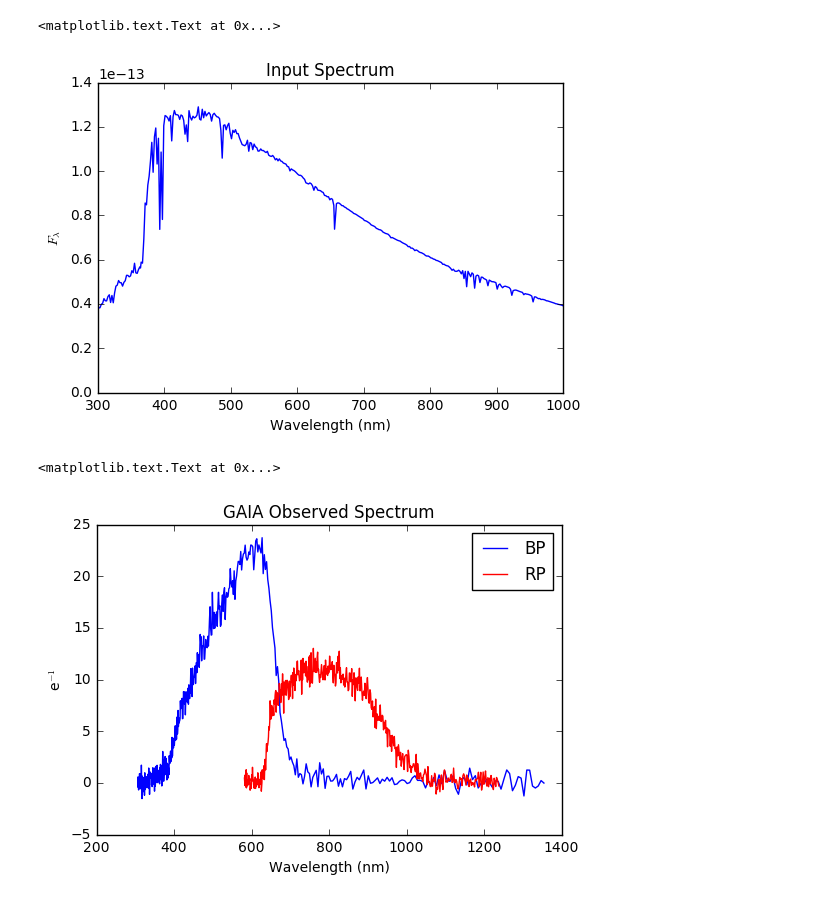
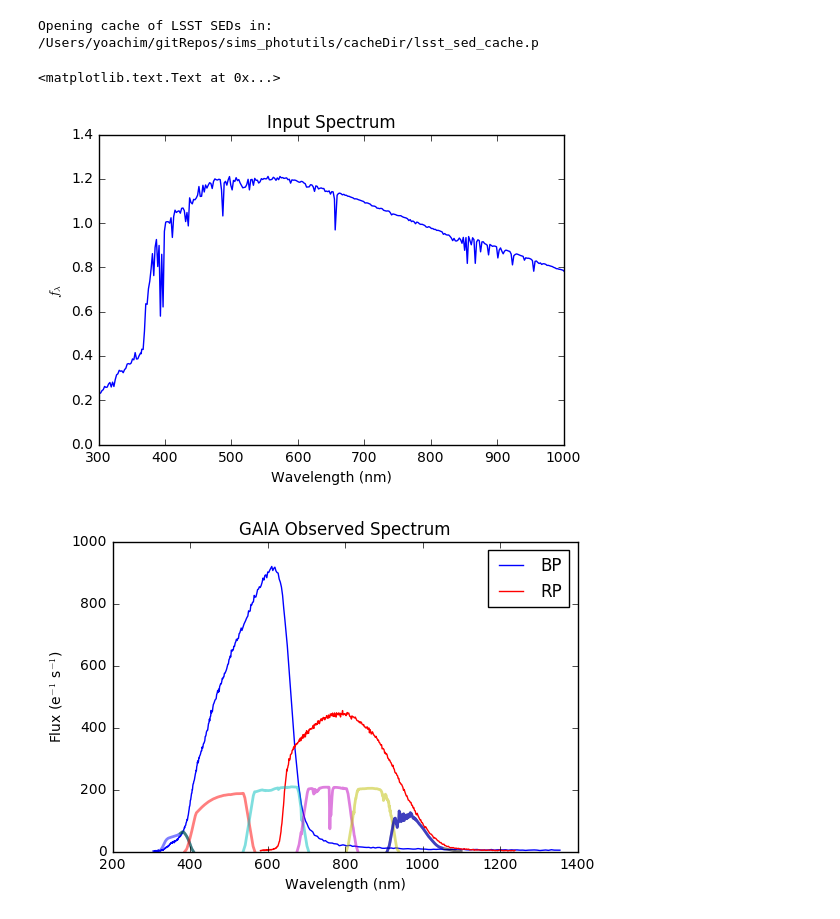
Before and after one commit to lsst-sims/sims_gaia_calib, a Jupyter notebook: python/writeup_plots.ipynb, the cells around one changed output. Drawn from its saved outputs; the diff is of its cells as text; code cells hidden in the pictures.

```diff
--- a/python/writeup_plots.ipynb
+++ b/python/writeup_plots.ipynb
@@ -9,21 +9,24 @@ bps.update(stubb_fitlers())
 # %%
 response = gaia_response(restore_file='gaia_response_nonoise.npz')
 # %%
-input_mag = 14
+input_mag = 15
 sed = Sed()
 # Read in an SED that's solar-like, set to g=16, don't bother adding dust.
 sed.read_close_SED(6000., 0., 4.4)
 fNorm = sed.calcFluxNorm(input_mag, bps['g'])
 sed.multiplyFluxNorm(fNorm)
+# %% [output]
+Opening cache of LSST SEDs in:
+/Users/yoachim/gitRepos/sims_photutils/cacheDir/lsst_sed_cache.p
 # %%
-plt.plot(sed.wavelen, sed.flambda)
+plt.plot(sed.wavelen, sed.flambda*5.03e8*sed.wavelen*100)
 plt.xlabel('Wavelength (nm)')
-plt.ylabel(r'$F_\lambda$')
+plt.ylabel(r'$f_\lambda$ ')
 plt.xlim([300,1000])
 plt.title('Input Spectrum')
 # %% [output]
 <matplotlib.text.Text at 0x...>
-[figure, old version]
+[figure, new version]
 # %%
 workdir = 'plot_work'
 gaia_observed = SED2GAIA(sed, workdir=workdir)
@@ -35,13 +38,14 @@ observed_sed.flambda = np.interp(observed_sed.wavelen, observed_sed.wavelen[not_
 # %%
 plt.plot(gaia_observed['BP_wave'], gaia_observed['noisySpec'][0]['BPNoisySpec'], 'b', label='BP')
 plt.plot(gaia_observed['RP_wave'], gaia_observed['noisySpec'][0]['RPNoisySpec'], 'r', label='RP')
 plt.legend()
 plt.xlabel('Wavelength (nm)')
-plt.ylabel(r'e$^{-1}$')
+plt.ylabel(r'Flux (e$^{-1}$ s$^{-1}$)')
 plt.title('GAIA Observed Spectrum')
+for fn in filters:
+    plt.plot(bps[fn].wavelen, bps[fn].sb*gaia_observed['noisySpec'][0]['BPNoisySpec'].max()*.5, alpha=.5, linewidth=2)
 # %% [output]
-<matplotlib.text.Text at 0x...>
-[figure, old version]
+[figure, new version]
 # %%
 plt.plot(observed_sed.wavelen, observed_sed.flambda, label='Recovered')
 plt.plot(sed.wavelen, sed.flambda, label='Input', linewidth=2, alpha=.5)
```
Also changed, not shown: parts of 2 cells of this notebook, 3 other files.
